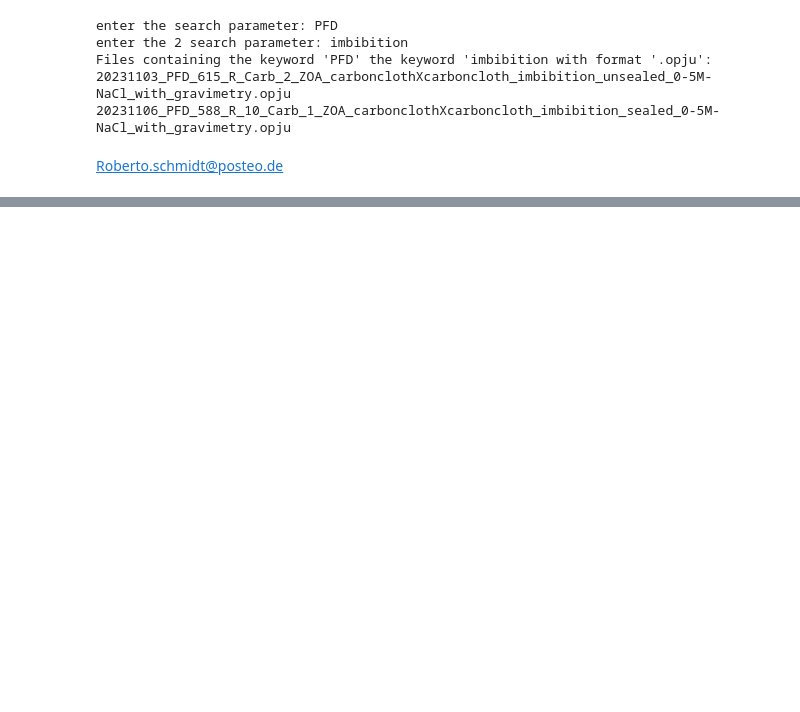
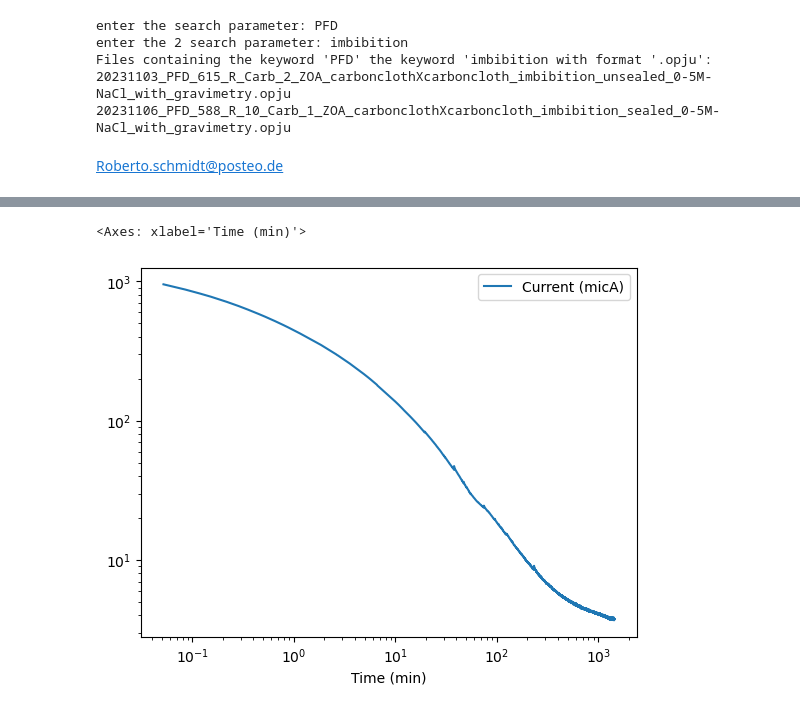
Before and after one commit to MariiaLiseanskaia/ReDi_project, a Jupyter notebook: ReDi project/main.ipynb, the cells around one changed output, grey strips where cells are left out. Drawn from its saved outputs; the diff is of its cells as text; code cells hidden in the pictures; blank space fills up the shorter version.

Commit message:
data reading,cleaninc,plot

```diff
--- a/ReDi project/main.ipynb
+++ b/ReDi project/main.ipynb
@@ -67,0 +71,3 @@ Files containing the keyword '['imbibition']' with format '.opju':
+# %%
+dataset = pd.read_csv(f'/mnt/d/testdata/{file}', delimiter = '\t')
+dataset
@@ -67,0 +94,8 @@ Files containing the keyword '['imbibition']' with format '.opju':
+# %%
+time_in_min = lambda x: x / 60
+dataset['Time (s)'] = dataset['Time (s)'].apply(time_in_min)
+current_in_mic = lambda x: x * 1000000
+dataset['WE(1).Current (A)'] = dataset['WE(1).Current (A)'].apply(current_in_mic)
+dataset = dataset.drop('Index', axis=1)
+renamed = dataset.rename(columns={"Time (s)": "Time (min)", "WE(1).Current (A)": "Current (micA)", "WE(1).Potential (V)": "Potential (V)", "WE(1).Charge (C)":"Charge (C)", "WE(1).Power (W)":"Power (W)"})
+renamed
@@ -67,0 +116,6 @@ Files containing the keyword '['imbibition']' with format '.opju':
+# %%
+renamed.plot(kind = "line", x = "Time (min)", y = "Current (micA)", logy = True, logx = True, )
+# y = "Current (micA)",
+# %% [output]
+<Axes: xlabel='Time (min)'>
+[figure, added]
```
Also changed, not shown: parts of 4 cells of this notebook, 1 other file.
